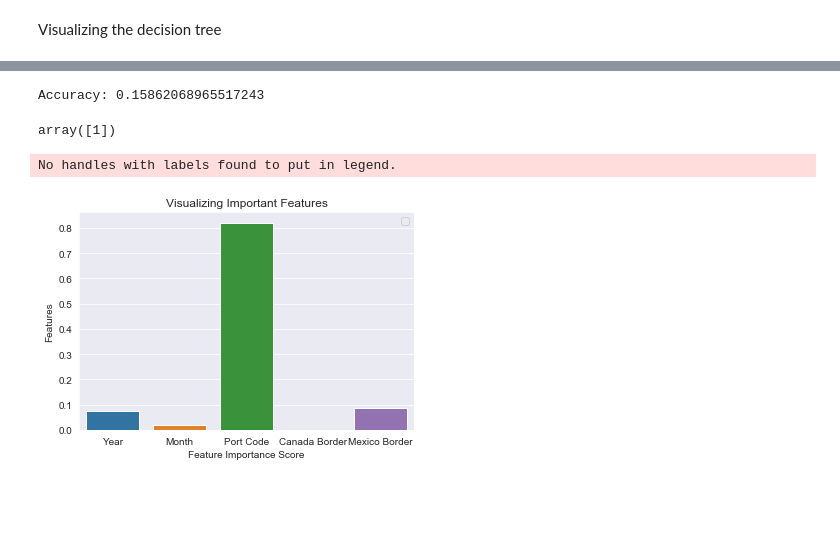
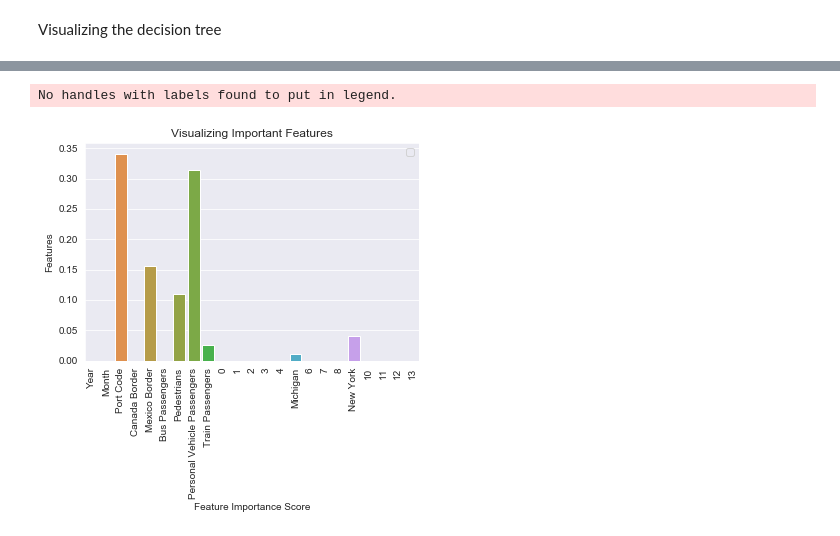
Before and after one commit to rnaua/DMML2019_Team_Swatch, a Jupyter notebook: code/Decision_tree.ipynb, the cells around one changed output, grey strips where cells are left out. Drawn from its saved outputs; the diff is of its cells as text; code cells hidden in the pictures; blank space fills up the shorter version.

Commit message:
Comments & Regression
Full comment of MachineLearning and regression tests

```diff
--- a/code/Decision_tree.ipynb
+++ b/code/Decision_tree.ipynb
@@ -254,5 +228,14 @@ cat_to_onehot.shape
+# %%
+# one-hot encoding for State
+one_hot2 = OneHotEncoder(categories="auto")
+cat_to_onehot2 = one_hot2.fit_transform(nozero[["State"]]).toarray()
+cat_to_onehot2 = pd.DataFrame(cat_to_onehot2)
+cat_to_onehot2.shape
+cat_to_onehot2 = cat_to_onehot2.rename(columns={5: "Michigan", 9: "New York"})
+# %%
+OH_list = [X.reset_index(drop=True),cat_to_onehot.reset_index(drop=True),cat_to_onehot1.reset_index(drop=True), cat_to_onehot2.reset_index(drop=True)]
 # %%
-X = pd.concat((X, cat_to_onehot), axis=1, join='inner').reindex(goodDT.index)
+X = pd.concat((OH_list), axis=1, join='inner')
 
 X.shape
 # %% [output]
@@ -268,4 +262,4 @@ Port Code    0
 dtype: int64
 # %%
-X = X.rename(columns={0: "Canada Border", 1: "Mexico Border"})
-X.head()
+#X = X.rename(columns={0: "Canada Border", 1: "Mexico Border"})
+#X.head()
@@ -372,31 +360,20 @@ graph = Source(export_graphviz(clf, out_file=None
 display(SVG(graph.pipe(format='svg')))
 # %% [output]
 [drawing not drawn]
-# %%
-#Import scikit-learn metrics module for accuracy calculation
-from sklearn import metrics
-# Model Accuracy, how often is the classifier correct?
-print("Accuracy:",metrics.accuracy_score(y_test, y_pred))
-# %% [output]
-Accuracy: 0.15862068965517243
-# %%
-#make a prediction for a single item,
-clf.predict([[3, 5, 4, 2,0]])
-# %% [output]
-array([1])
 # %%
 import matplotlib.pyplot as plt
 import seaborn as sns
 %matplotlib inline
 # Creating a bar plot
 sns.barplot(x=X_train.columns, y=clf.feature_importances_)
 # Add labels to your graph
 plt.xlabel('Feature Importance Score')
 plt.ylabel('Features')
 plt.title("Visualizing Important Features")
 plt.legend()
+plt.xticks(rotation=90)
 plt.show()
 # %% [output]
 No handles with labels found to put in legend.
-[figure, old version]
+[figure, new version]
 # %%
```
Also changed, not shown: parts of 44 cells of this notebook.
